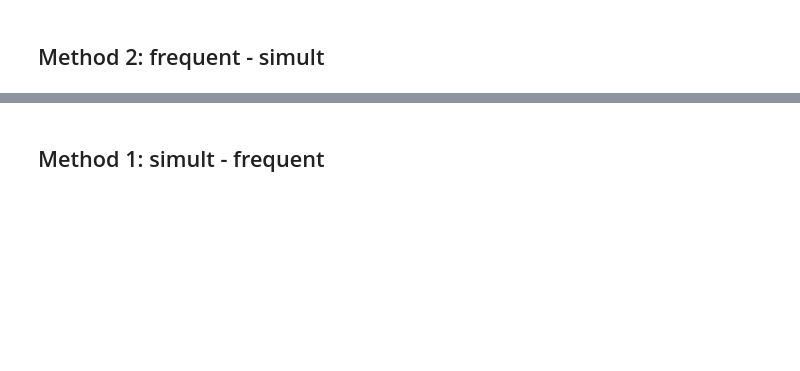
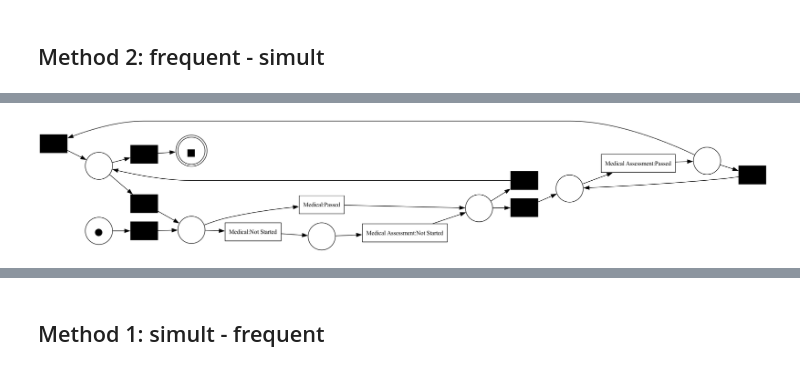
Before and after one commit to ProcessMining-uOttawa/ircc, a Jupyter notebook: ircc-simult.ipynb, the cells around one changed output, grey strips where cells are left out. Drawn from its saved outputs; the diff is of its cells as text; code cells hidden in the pictures; blank space fills up the shorter version.

```diff
--- a/ircc-simult.ipynb
+++ b/ircc-simult.ipynb
@@ -223,0 +190,3 @@ work by de smedt highlights implied dependencies (so, even more of them...)
+# %%
+log2 = log[log['concept:name'].str.contains("Medical")]
+log2
@@ -223,0 +213,5 @@ work by de smedt highlights implied dependencies (so, even more of them...)
+# %%
+from mine_utils import mine_induct
+mine_induct(log2)
+# %% [output]
+[figure, added]
```
Also changed, not shown: parts of 39 cells of this notebook, 26 other files.
